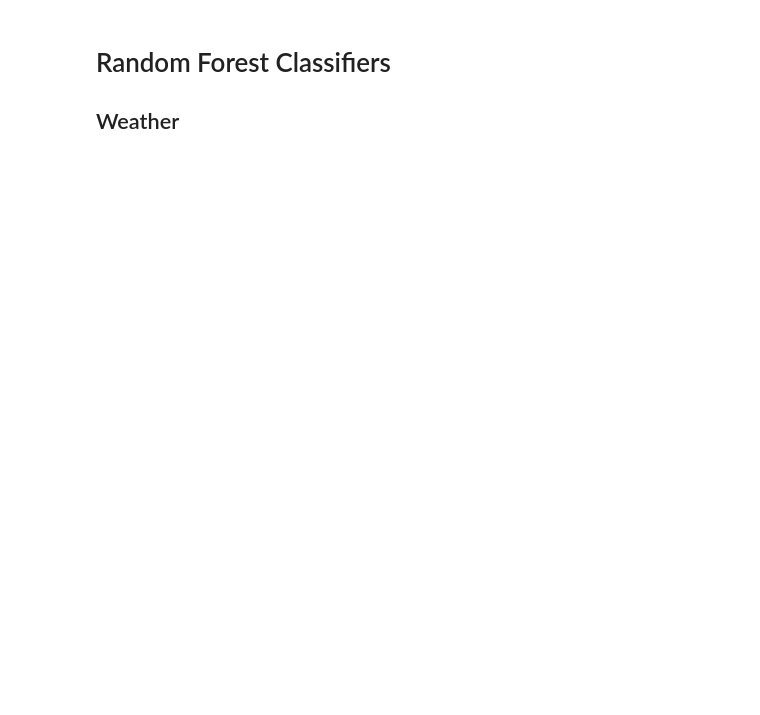
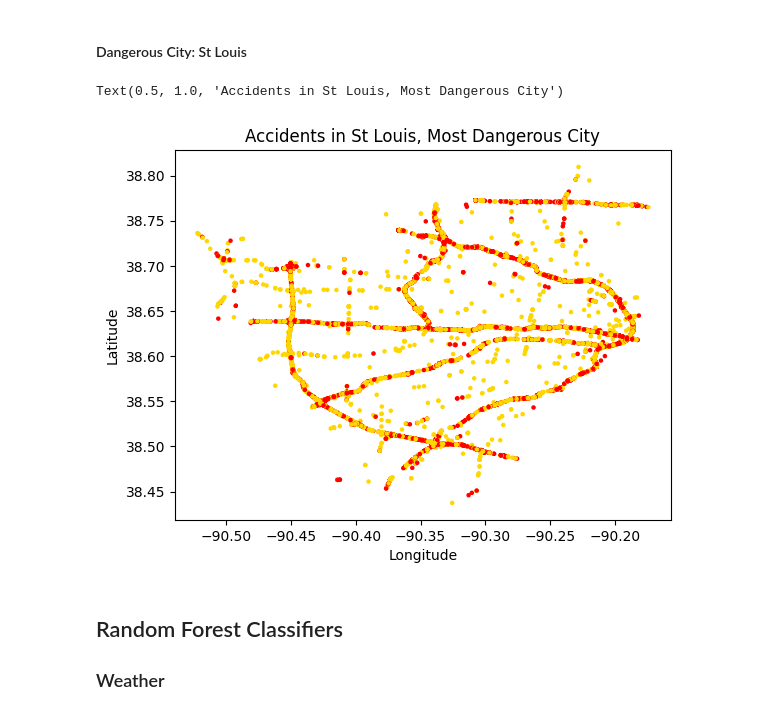
Before and after one commit to ethygers/vol3-data-and-modeling, a Jupyter notebook: code_for_project.ipynb, the cells around one changed output. Cells and saved outputs as stored; diff of their text form; code cells hidden in the pictures; blank space fills up the shorter version.

```diff
--- a/code_for_project.ipynb
+++ b/code_for_project.ipynb
@@ -4,3 +4,5 @@ import numpy as np
 from sklearn.ensemble import RandomForestClassifier
 from sklearn.metrics import accuracy_score
 from matplotlib import pyplot as plt
+# %%
+data = pd.read_csv('US_Accidents_March23.csv')
@@ -6,0 +11,9 @@ from matplotlib import pyplot as plt
+# %%
+# clean out columns that don't specifically relate to weather or infratructure
+drop_columns = ['ID', 'Source', 'Start_Time', 'End_Time',
+                 'End_Lat', 'End_Lat', 'End_Lng', 'Distance(mi)', 'Description',
+                 'Zipcode', 'Country', 'Timezone', 'Airport_Code', 'Weather_Timestamp',
+                 'Civil_Twilight', 'Nautical_Twilight', 'Astronomical_Twilight']
+
+df = data.drop(drop_columns, axis=1)
+df["severe"] = (df['Severity'] >= 3).astype(int)
@@ -7,7 +159,28 @@ from matplotlib import pyplot as plt
+# %% [markdown]
+#### Dangerous City: St Louis
+# %%
+# get smaller df for st louis
+stlouis = df.groupby("City").get_group("Saint Louis")
+stlouis = stlouis[stlouis["Start_Lng"] <= -89].copy()   # cut out cities too far away
+lat = stlouis["Start_Lat"]
+long = stlouis["Start_Lng"]
+
+# color points by severity
+color_map = {1: "gold", 2:"gold", 3:"red", 4:"red"}
+colors = stlouis['Severity'].map(color_map)
+
+# plor formatting
+plt.scatter(long, lat, c=colors, s=5)
+plt.xlabel("Longitude")
+plt.ylabel("Latitude")
+plt.title(f"Accidents in St Louis, Most Dangerous City")
+# %% [output]
+Text(0.5, 1.0, 'Accidents in St Louis, Most Dangerous City')
+[figure, added]
 # %% [markdown]
-# Random Forest Classifiers
+## Random Forest Classifiers
 
-## Weather
+### Weather
 # %%
 # weather analysis for Fresno
 Fresno = pd.read_csv("Fresno_accidents.csv")
```
Also changed, not shown: parts of 17 cells of this notebook.
